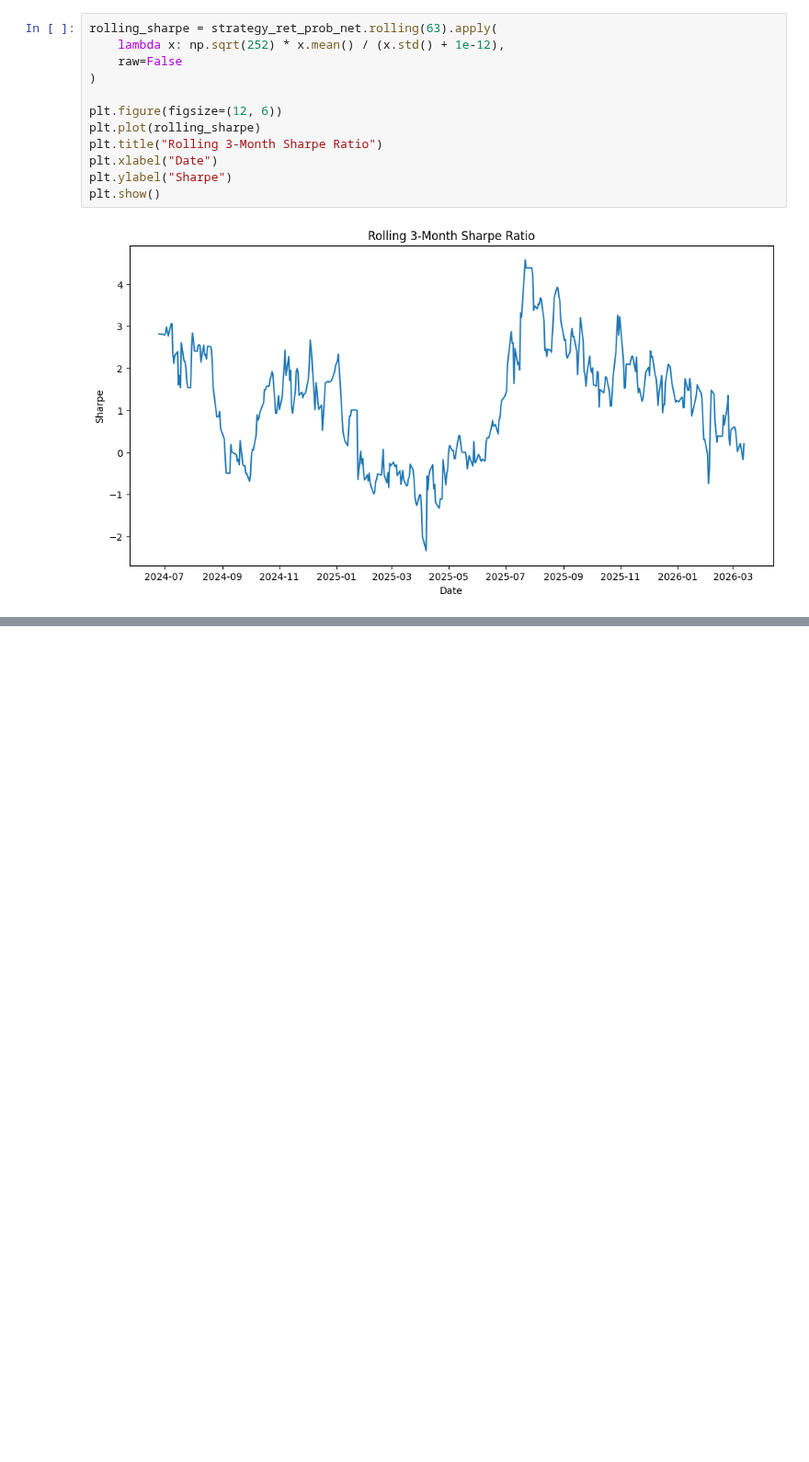
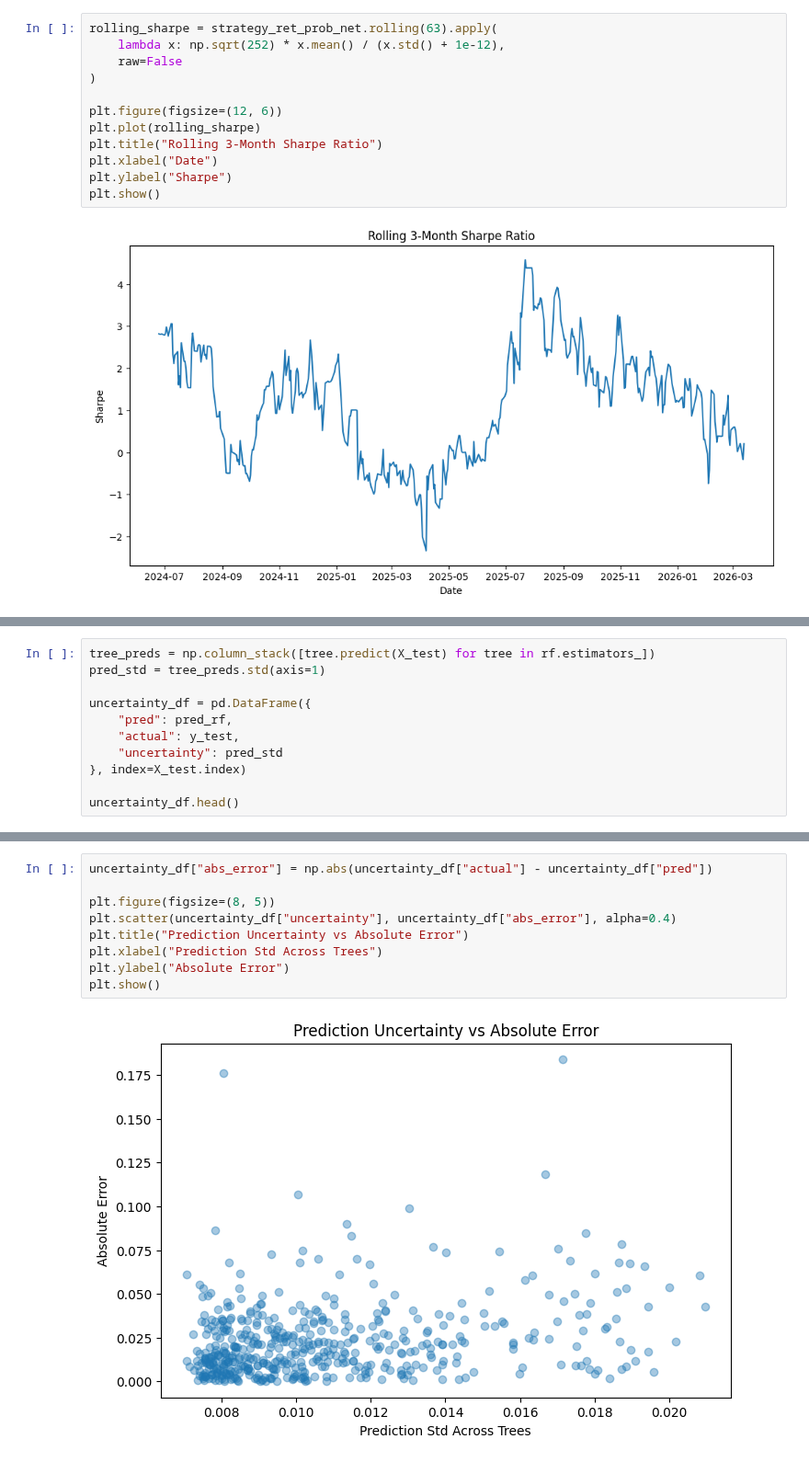
Before and after one commit to leowu555/stock-predictor-ML-model, a Jupyter notebook: stock_predictor.ipynb, the cells around one changed output, grey strips where cells are left out. Shown at 92% size. Drawn from its saved outputs; the diff is of its cells as text; blank space fills up the shorter version.

```diff
--- a/stock_predictor.ipynb
+++ b/stock_predictor.ipynb
@@ -629,0 +748,11 @@ plt.show()
+# %%
+tree_preds = np.column_stack([tree.predict(X_test) for tree in rf.estimators_])
+pred_std = tree_preds.std(axis=1)
+
+uncertainty_df = pd.DataFrame({
+    "pred": pred_rf,
+    "actual": y_test,
+    "uncertainty": pred_std
+}, index=X_test.index)
+
+uncertainty_df.head()
@@ -629,0 +767,11 @@ plt.show()
+# %%
+uncertainty_df["abs_error"] = np.abs(uncertainty_df["actual"] - uncertainty_df["pred"])
+
+plt.figure(figsize=(8, 5))
+plt.scatter(uncertainty_df["uncertainty"], uncertainty_df["abs_error"], alpha=0.4)
+plt.title("Prediction Uncertainty vs Absolute Error")
+plt.xlabel("Prediction Std Across Trees")
+plt.ylabel("Absolute Error")
+plt.show()
+# %% [output]
+[figure, added]
```
Also changed, not shown: parts of 17 cells of this notebook.
